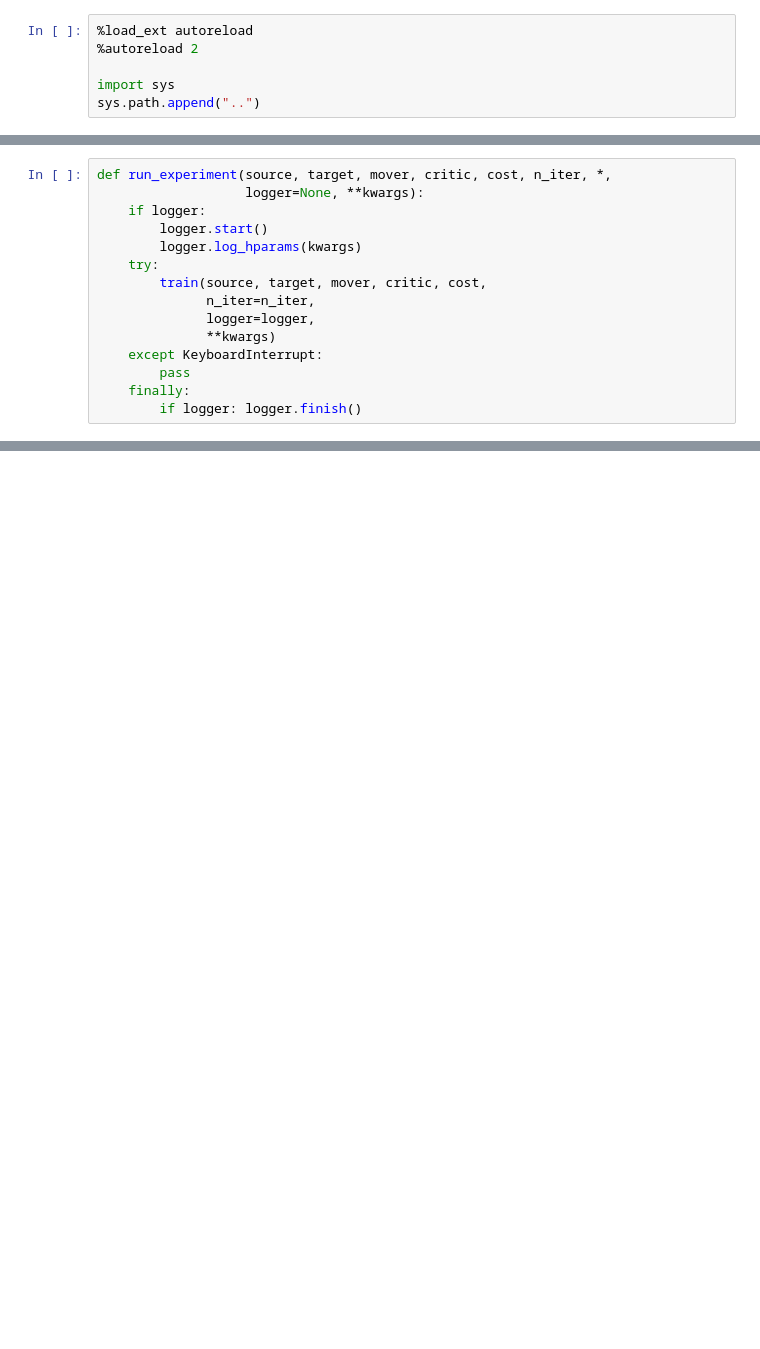
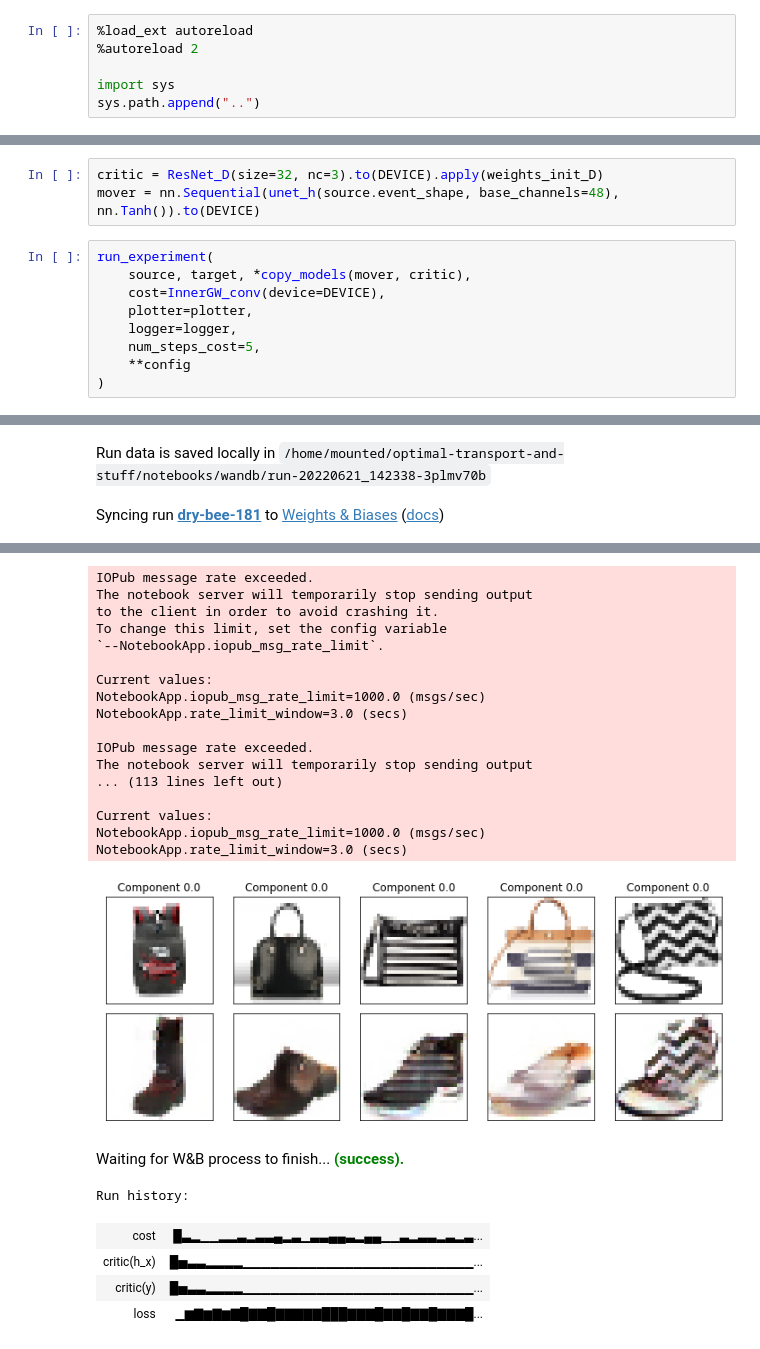
Before and after one commit to max-nekrashevich/optimal-transport-and-stuff, a Jupyter notebook: notebooks/innerGW-style-transfer.ipynb, the cells around one changed output, grey strips where cells are left out. Drawn from its saved outputs; the diff is of its cells as text; blank space fills up the shorter version.

Commit message:
Reworked train & Updated notebooks

```diff
--- a/notebooks/innerGW-style-transfer.ipynb
+++ b/notebooks/innerGW-style-transfer.ipynb
@@ -87,15 +117,0 @@ Estimated Total Size (MB): 3822.47
-# %%
-def run_experiment(source, target, mover, critic, cost, n_iter, *,
-                   logger=None, **kwargs):
-    if logger:
-        logger.start()
-        logger.log_hparams(kwargs)
-    try:
-        train(source, target, mover, critic, cost,
-              n_iter=n_iter,
-              logger=logger,
-              **kwargs)
-    except KeyboardInterrupt:
-        pass
-    finally:
-        if logger: logger.finish()
@@ -119,0 +118,13 @@ Syncing run lemon-serenity-139 to Weights & Biases (docs)
+# %%
+critic = ResNet_D(size=32, nc=3).to(DEVICE).apply(weights_init_D)
+mover = nn.Sequential(unet_h(source.event_shape, base_channels=48), nn.Tanh()).to(DEVICE)
+# %%
+run_experiment(
+    source, target, *copy_models(mover, critic),
+    cost=InnerGW_conv(device=DEVICE),
+    plotter=plotter,
+    logger=logger,
+    num_steps_cost=5,
+    **config
+)
+# %% [output]
@@ -119,0 +133,2 @@ Syncing run lemon-serenity-139 to Weights & Biases (docs)
+Run data is saved locally in /home/mounted/optimal-transport-and-stuff/notebooks/wandb/run-20220621_142338-3plmv70b
+Syncing run dry-bee-181 to Weights & Biases (docs)
@@ -119,0 +136,24 @@ Syncing run lemon-serenity-139 to Weights & Biases (docs)
+IOPub message rate exceeded.
+The notebook server will temporarily stop sending output
+to the client in order to avoid crashing it.
+To change this limit, set the config variable
+`--NotebookApp.iopub_msg_rate_limit`.
+
+Current values:
+NotebookApp.iopub_msg_rate_limit=1000.0 (msgs/sec)
+NotebookApp.rate_limit_window=3.0 (secs)
+
+IOPub message rate exceeded.
+The notebook server will temporarily stop sending output
+... (113 lines left out)
+
+Current values:
+NotebookApp.iopub_msg_rate_limit=1000.0 (msgs/sec)
+NotebookApp.rate_limit_window=3.0 (secs)
+[figure, added]
+Waiting for W&B process to finish... (success).
+Run history:
+| cost | █▃▂▁▁▂▂▃▂▃▃▄▂▃▁▃▃▄▄▃▂▄▄▁▁▃▂▃▃▂▃▂▃... |
+| critic(h_x) | █▅▃▃▂▂▂▂▁▁▁▁▁▁▁▁▁▁▁▁▁▁▁▁▁▁▁▁▁▁▁▁▁... |
+| critic(y) | █▅▃▃▂▂▂▂▁▁▁▁▁▁▁▁▁▁▁▁▁▁▁▁▁▁▁▁▁▁▁▁▁... |
+| loss | ▁▆▇▆▇▆▇█▇▇█▇▇▇▇▇███▇▇▇█▇▇█▇▇█▇▇▇█... |
```
Also changed, not shown: parts of 13 cells of this notebook, 3 other files.
